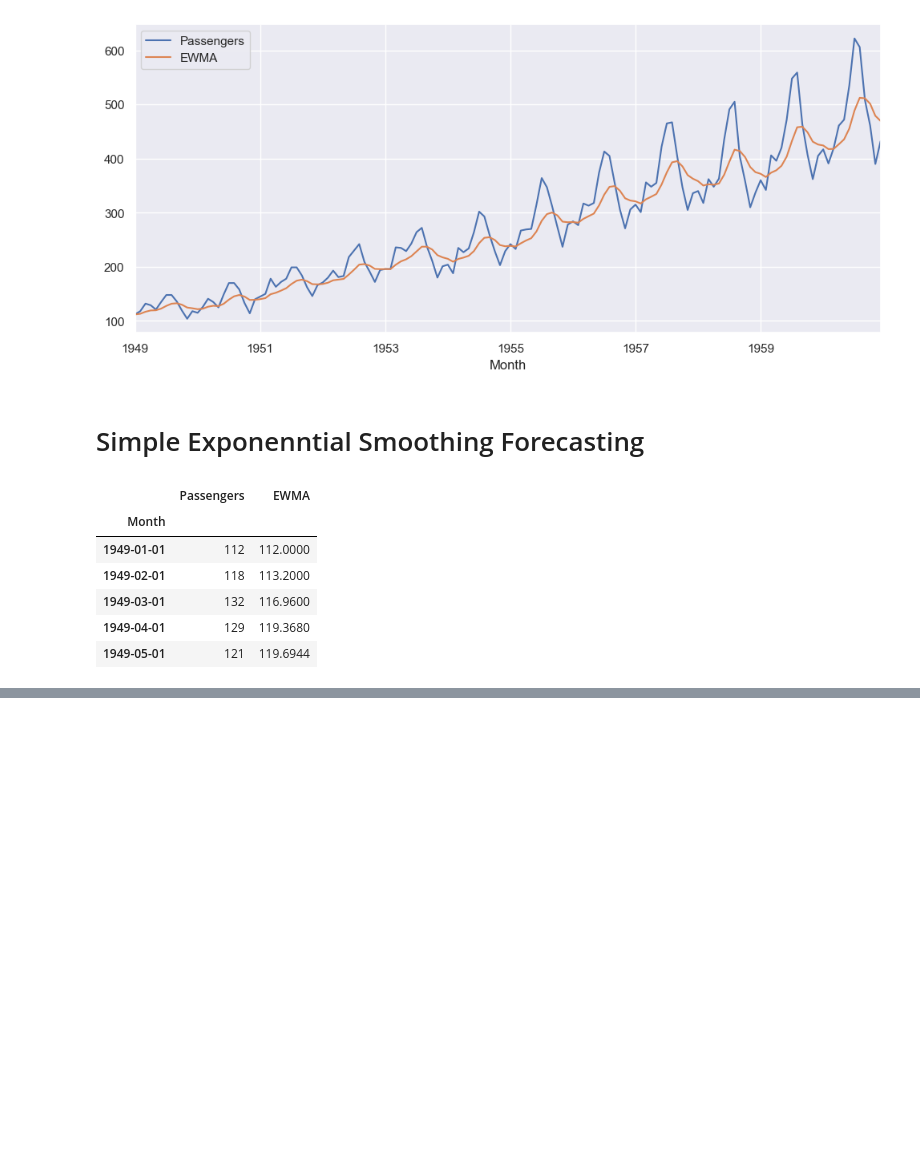
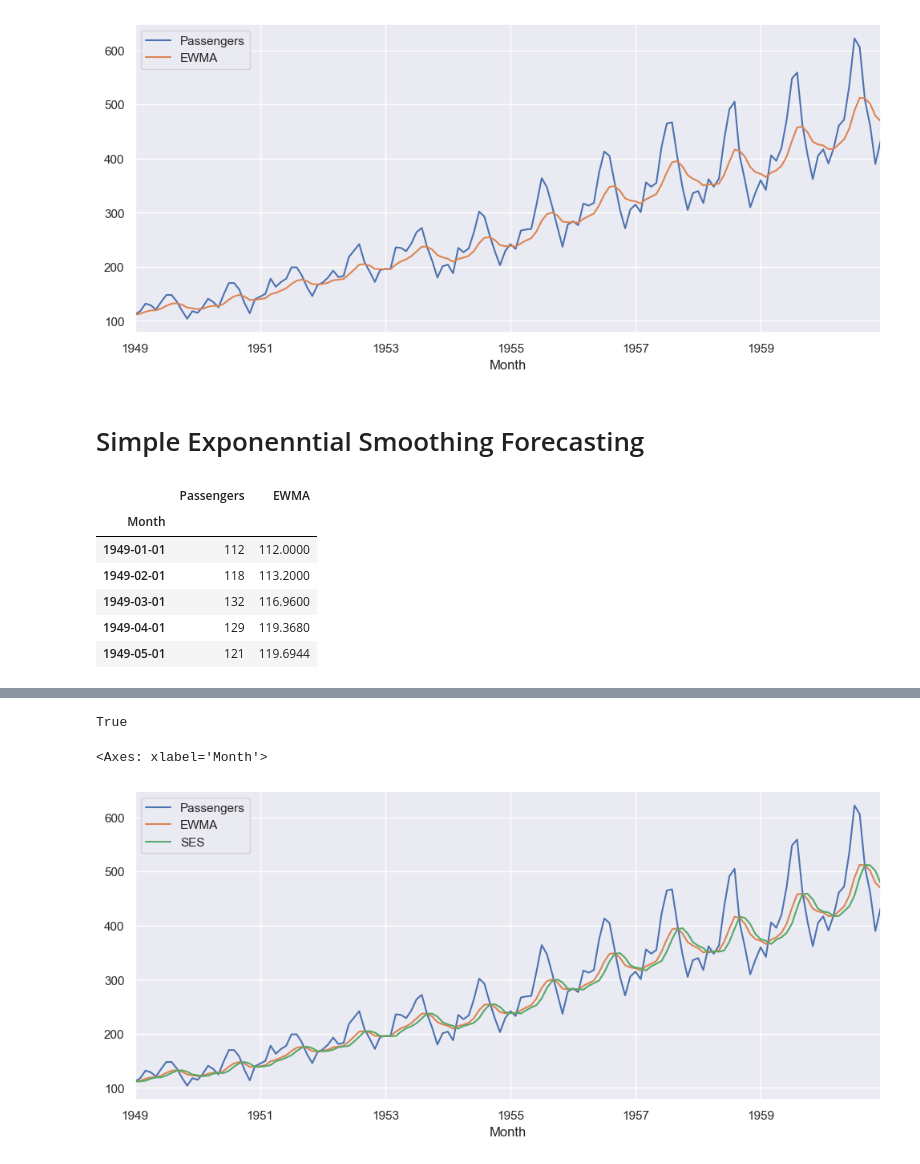
Before and after one commit to AndreiRoibu/AIforFinancialEngineering, a Jupyter notebook: TimeSeriesAnalysis/SimpleExponentialSmoothing.ipynb, the cells around one changed output, grey strips where cells are left out. Cells and saved outputs as stored; diff of their text form; code cells hidden in the pictures; blank space fills up the shorter version.

```diff
--- a/TimeSeriesAnalysis/SimpleExponentialSmoothing.ipynb
+++ b/TimeSeriesAnalysis/SimpleExponentialSmoothing.ipynb
@@ -58,3 +58,7 @@ df.head()
 | 1949-03-01 | 132 | 116.9600 |
 | 1949-04-01 | 129 | 119.3680 |
 | 1949-05-01 | 121 | 119.6944 |
+# %%
+# Assign frequency to the data
+df.index.freq = 'MS' # MS means Monthly Start (the first day of the month) - this is the default frequency for pandas
+df.head()
@@ -61,3 +73,18 @@ df.head()
 # %%
 # Create the model and fit it to the data (the data is the passengers column)
 ses = SimpleExpSmoothing(df['Passengers'])
+# %%
+alpha = 0.2
+results = ses.fit(smoothing_level=alpha, optimized=False) # optimized=False means that we are using the formula for the EWMA
+# %%
+df['SES'] = results.predict(start=df.index[0], end=df.index[-1]) # predict the values for the whole in-sample data
+# %%
+np.allclose(df['SES'], results.fittedvalues) # check if the predicted values are the same as the fitted values
+# %% [output]
+True
+# %%
+# plot the data
+df.plot(figsize=(12, 5))
+# %% [output]
+<Axes: xlabel='Month'>
+[figure, added]
```
Also changed, not shown: parts of 8 cells of this notebook, 1 other file.
